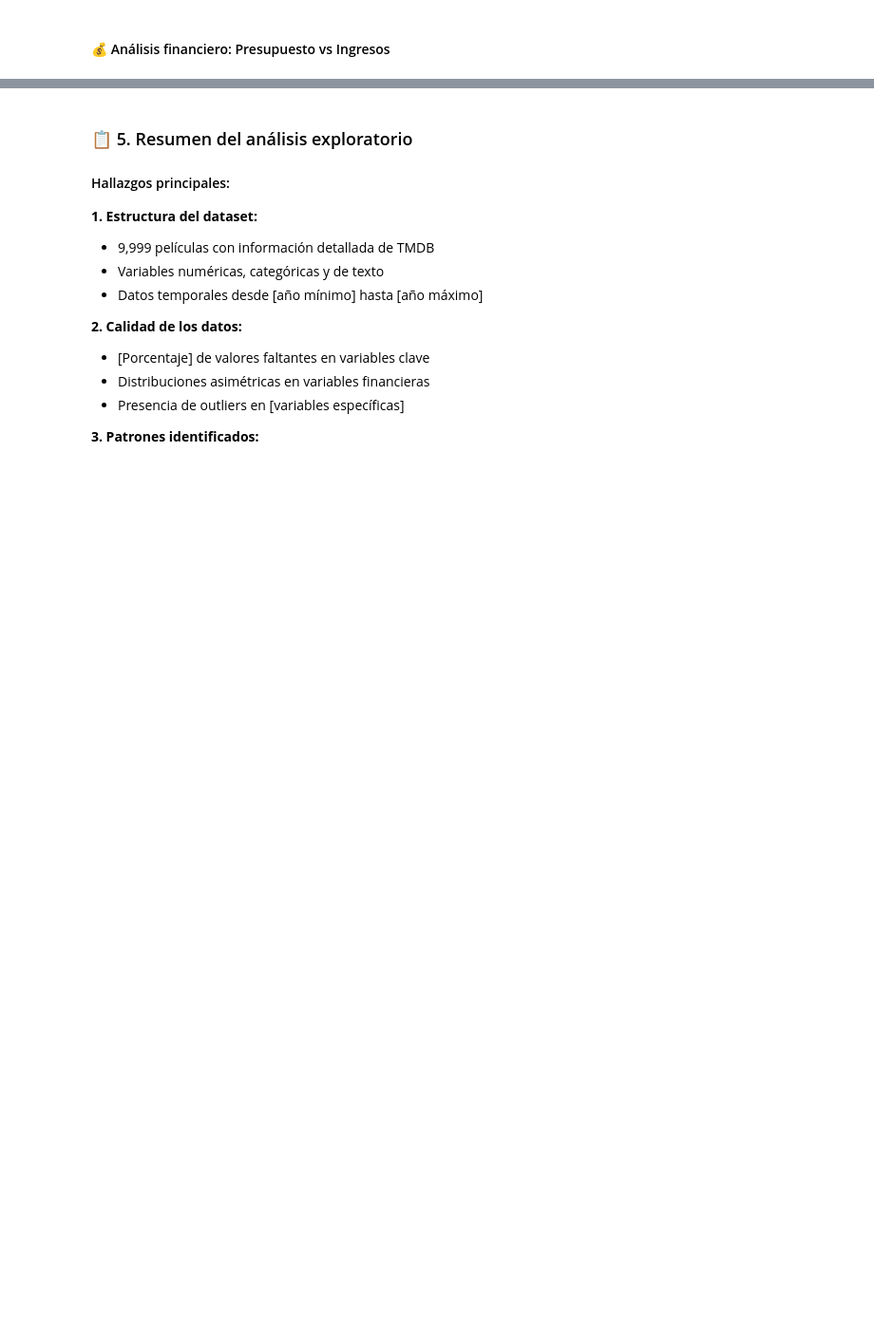
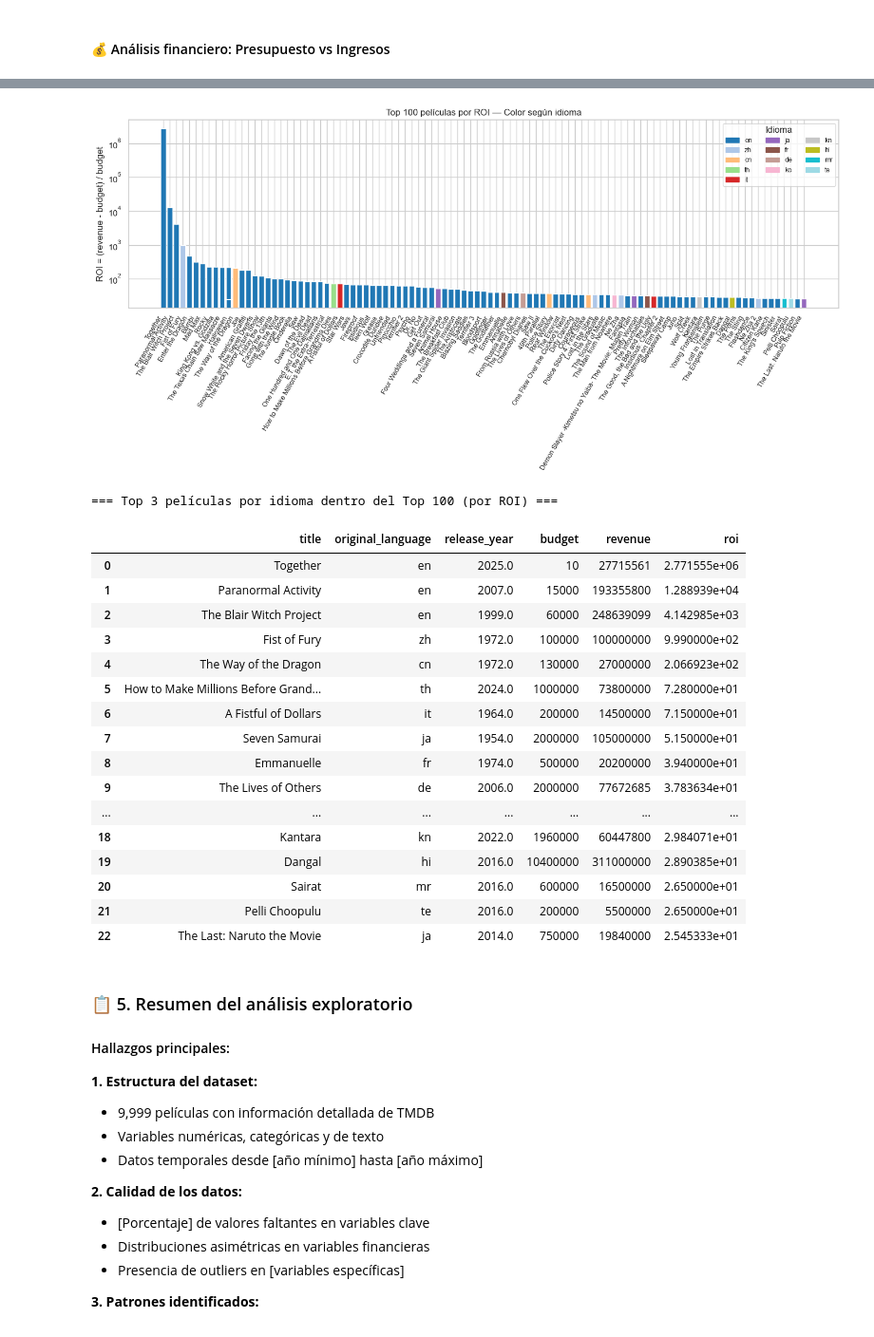
Before and after one commit to david-wis/filmining-scraper, a Jupyter notebook: notebooks/tp2.ipynb, the cells around one changed output, grey strips where cells are left out. Shown at 95% size. Drawn from its saved outputs; the diff is of its cells as text; code cells hidden in the pictures; blank space fills up the shorter version.

```diff
--- a/notebooks/tp2.ipynb
+++ b/notebooks/tp2.ipynb
@@ -881,3 +830,81 @@ Correlación presupuesto-ingresos: 0.690
+# %%
+# --- Top 100: ROI por película (color según idioma) + Top 3 por idioma en Top 100 ---
+import numpy as np
+import pandas as pd
+import matplotlib.pyplot as plt
+
+# Calcular ROI clásico si no está
+df_valid = df_movies.copy()
+df_valid["roi"] = np.where(
+    (df_valid["budget"] > 0) & df_valid["revenue"].notna(),
+    (df_valid["revenue"] - df_valid["budget"]) / df_valid["budget"],
+    np.nan
+)
+df_valid = df_valid[df_valid["roi"].notna()].copy()
+
+# Top 100 y Top 100 por ROI
+top100 = df_valid.sort_values("roi", ascending=False).head(100).copy()
+
+
+# Colores por idioma usando un colormap
+langs = top100["original_language"].astype(str)
+uniq_langs = langs.unique()
+cmap = plt.get_cmap("tab20", len(uniq_langs))
+lang_to_color = {lang: cmap(i) for i, lang in enumerate(uniq_langs)}
+bar_colors = [lang_to_color[lang] for lang in langs]
+
+# --- Barplot: ROI por película (Top 100) con escala logarítmica ---
+plt.figure(figsize=(14, 7))
+bars = plt.bar(top100["title"], top100["roi"], color=bar_colors)
+
+plt.ylabel("ROI = (revenue - budget) / budget")
+plt.title("Top 100 películas por ROI — Color según idioma")
+plt.xticks(rotation=60, ha="right", fontsize=9)
+
+# Leyenda de idiomas
+handles = [plt.Rectangle((0,0),1,1, color=lang_to_color[lang]) for lang in uniq_langs]
+plt.legend(handles, uniq_langs, title="Idioma", fontsize=9, ncol=3)
+
+# Escala logarítmica para mejorar la comparación
+plt.yscale("log")
+
+plt.tight_layout()
+plt.show()
+
+# --- Tabla: Top 3 películas por idioma dentro del Top 100 (por ROI) ---
+cols_show = ["title", "original_language", "release_year", "budget", "revenue", "roi"]
+cols_show = [c for c in cols_show if c in top100.columns]
+
+top_by_lang = (top100
+               .sort_values(["original_language", "roi"], ascending=[True, False])
+               .groupby("original_language")
+               .head(3))
+
+# Ordenar por ROI (desc)
+top_by_lang = top_by_lang.sort_values("roi", ascending=False).reset_index(drop=True)
+
+print("\n=== Top 3 películas por idioma dentro del Top 100 (por ROI) ===")
+display(top_by_lang[cols_show])
+# %% [output]
+[figure, added]
+=== Top 3 películas por idioma dentro del Top 100 (por ROI) ===
+|  | title | original_language | release_year | budget | revenue | roi |
+| 0 | Together | en | 2025.0 | 10 | 27715561 | 2.771555e+06 |
+| 1 | Paranormal Activity | en | 2007.0 | 15000 | 193355800 | 1.288939e+04 |
+| 2 | The Blair Witch Project | en | 1999.0 | 60000 | 248639099 | 4.142985e+03 |
+| 3 | Fist of Fury | zh | 1972.0 | 100000 | 100000000 | 9.990000e+02 |
+| 4 | The Way of the Dragon | cn | 1972.0 | 130000 | 27000000 | 2.066923e+02 |
+| 5 | How to Make Millions Before Grand... | th | 2024.0 | 1000000 | 73800000 | 7.280000e+01 |
+| 6 | A Fistful of Dollars | it | 1964.0 | 200000 | 14500000 | 7.150000e+01 |
+| 7 | Seven Samurai | ja | 1954.0 | 2000000 | 105000000 | 5.150000e+01 |
+| 8 | Emmanuelle | fr | 1974.0 | 500000 | 20200000 | 3.940000e+01 |
+| 9 | The Lives of Others | de | 2006.0 | 2000000 | 77672685 | 3.783634e+01 |
+| ... | ... | ... | ... | ... | ... | ... |
+| 18 | Kantara | kn | 2022.0 | 1960000 | 60447800 | 2.984071e+01 |
+| 19 | Dangal | hi | 2016.0 | 10400000 | 311000000 | 2.890385e+01 |
+| 20 | Sairat | mr | 2016.0 | 600000 | 16500000 | 2.650000e+01 |
+| 21 | Pelli Choopulu | te | 2016.0 | 200000 | 5500000 | 2.650000e+01 |
+| 22 | The Last: Naruto the Movie | ja | 2014.0 | 750000 | 19840000 | 2.545333e+01 |
 # %% [markdown]
 ### 📋 5. Resumen del análisis exploratorio
 
```
Also changed, not shown: parts of 1 cell of this notebook.
